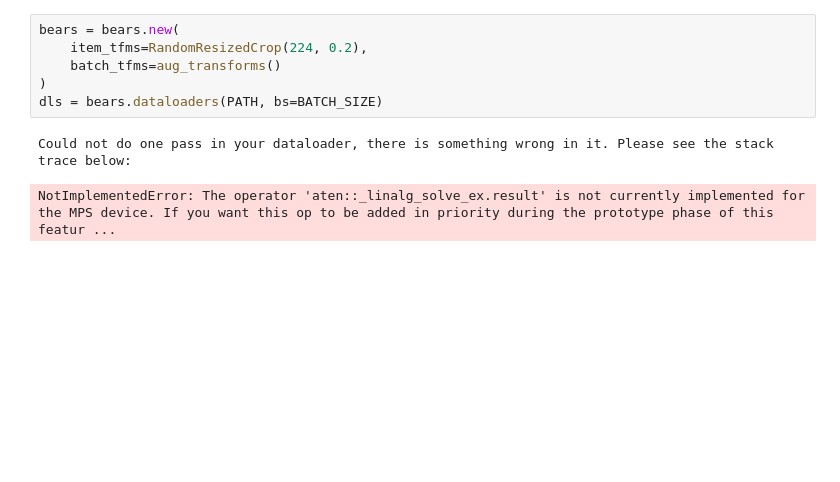
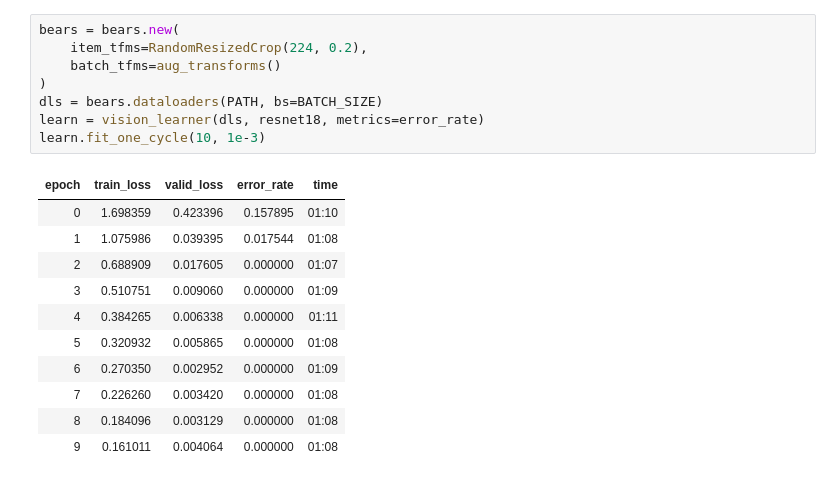
Before and after one commit to FaridRoldan99/DeepLearningForCoders, a Jupyter notebook: BearClassifier/BearClassifier.ipynb, the cells around one changed output. Cells and saved outputs as stored; diff of their text form; blank space fills up the shorter version.

```diff
--- a/BearClassifier/BearClassifier.ipynb
+++ b/BearClassifier/BearClassifier.ipynb
@@ -45,9 +54,20 @@ epoch     train_loss  valid_loss  error_rate  time
 # %%
 bears = bears.new(
     item_tfms=RandomResizedCrop(224, 0.2),
     batch_tfms=aug_transforms()
 )
 dls = bears.dataloaders(PATH, bs=BATCH_SIZE)
+learn = vision_learner(dls, resnet18, metrics=error_rate)
+learn.fit_one_cycle(10, 1e-3)
 # %% [output]
-Could not do one pass in your dataloader, there is something wrong in it. Please see the stack trace below:
-NotImplementedError: The operator 'aten::_linalg_solve_ex.result' is not currently implemented for the MPS device. If you want this op to be added in priority during the prototype phase of this featur ...
+| epoch | train_loss | valid_loss | error_rate | time |
+| 0 | 1.698359 | 0.423396 | 0.157895 | 01:10 |
+| 1 | 1.075986 | 0.039395 | 0.017544 | 01:08 |
+| 2 | 0.688909 | 0.017605 | 0.000000 | 01:07 |
+| 3 | 0.510751 | 0.009060 | 0.000000 | 01:09 |
+| 4 | 0.384265 | 0.006338 | 0.000000 | 01:11 |
+| 5 | 0.320932 | 0.005865 | 0.000000 | 01:08 |
+| 6 | 0.270350 | 0.002952 | 0.000000 | 01:09 |
+| 7 | 0.226260 | 0.003420 | 0.000000 | 01:08 |
+| 8 | 0.184096 | 0.003129 | 0.000000 | 01:08 |
+| 9 | 0.161011 | 0.004064 | 0.000000 | 01:08 |
```
Also changed, not shown: parts of 11 cells of this notebook, 2 other files.
